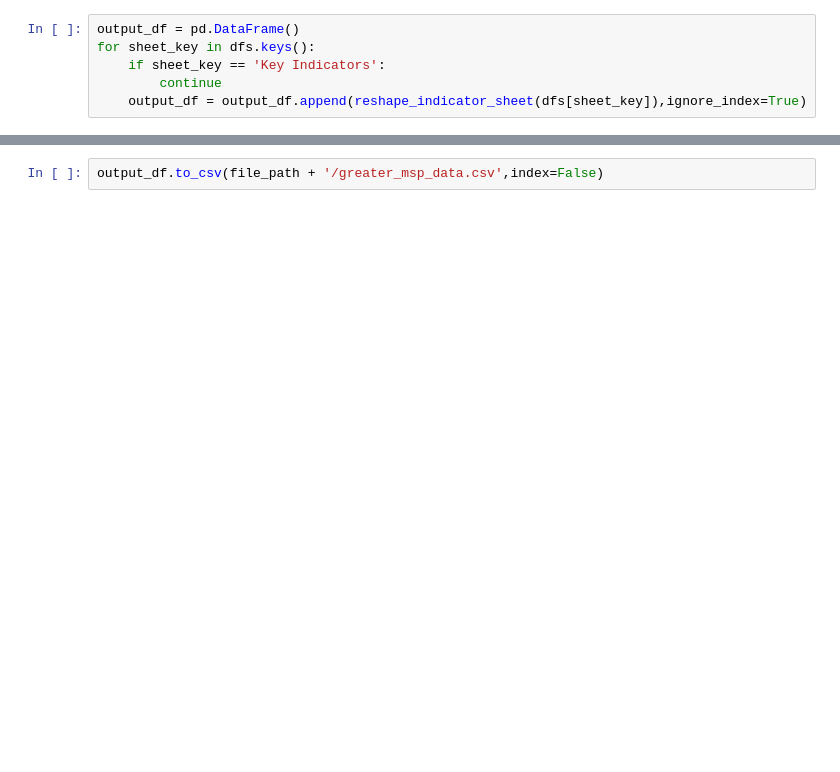
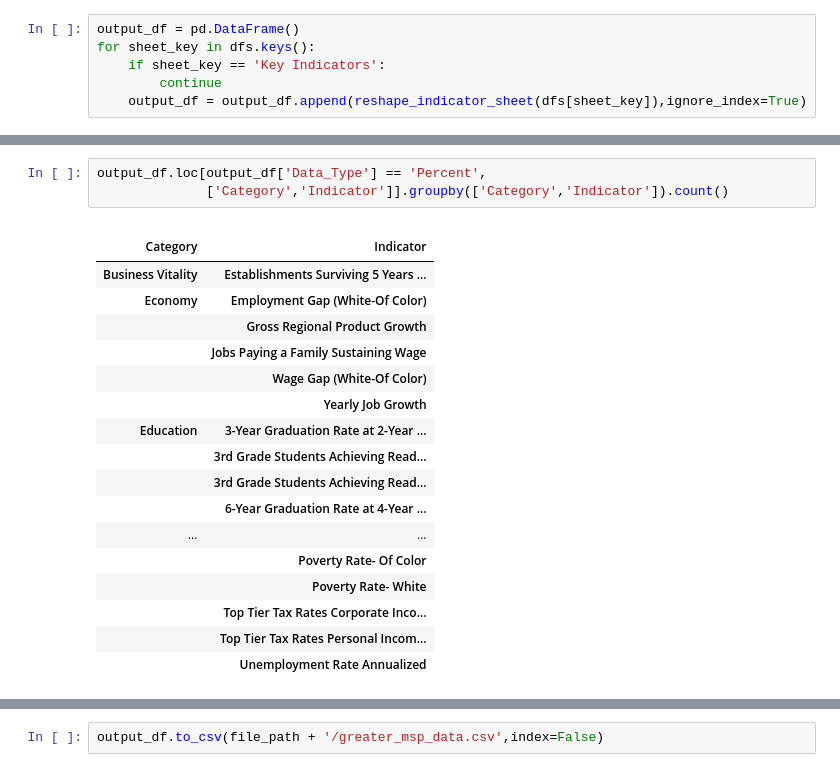
Before and after one commit to iamjeremybe/documents_to_share, a Jupyter notebook: Greater MSP Challenge/Reformat Greater MSP data.ipynb, the cells around one changed output, grey strips where cells are left out. Cells and saved outputs as stored; diff of their text form; blank space fills up the shorter version.

```diff
--- a/Greater MSP Challenge/Reformat Greater MSP data.ipynb
+++ b/Greater MSP Challenge/Reformat Greater MSP data.ipynb
@@ -325,0 +498,22 @@ output_df.describe(include='all')
+# %%
+output_df.loc[output_df['Data_Type'] == 'Percent',
+              ['Category','Indicator']].groupby(['Category','Indicator']).count()
+# %% [output]
+|  |  |
+| Category | Indicator |
+| Business Vitality | Establishments Surviving 5 Years ... |
+| Economy | Employment Gap (White-Of Color) |
+|  | Gross Regional Product Growth |
+|  | Jobs Paying a Family Sustaining Wage |
+|  | Wage Gap (White-Of Color) |
+|  | Yearly Job Growth |
+| Education | 3-Year Graduation Rate at 2-Year ... |
+|  | 3rd Grade Students Achieving Read... |
+|  | 3rd Grade Students Achieving Read... |
+|  | 6-Year Graduation Rate at 4-Year ... |
+| ... | ... |
+|  | Poverty Rate- Of Color |
+|  | Poverty Rate- White |
+|  | Top Tier Tax Rates Corporate Inco... |
+|  | Top Tier Tax Rates Personal Incom... |
+|  | Unemployment Rate Annualized |
```
Also changed, not shown: parts of 73 cells of this notebook, 3 other files.
